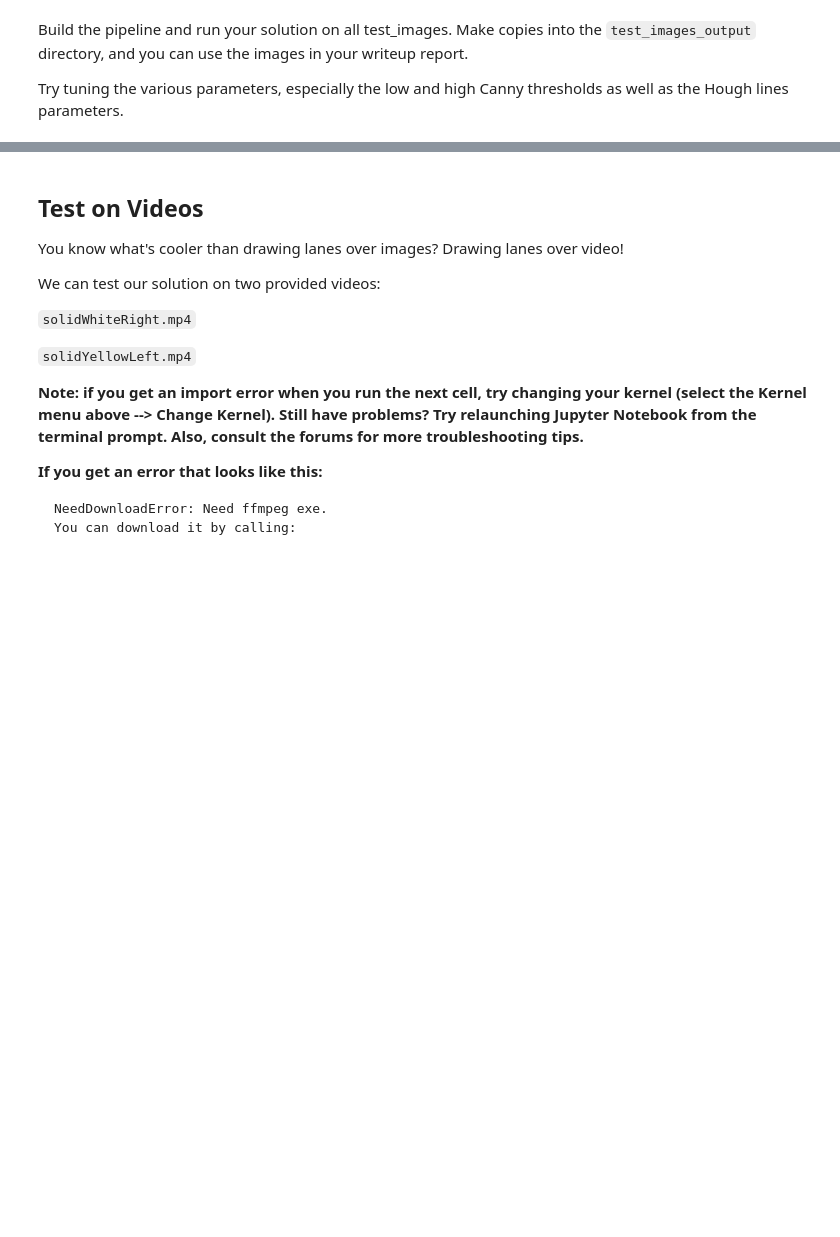
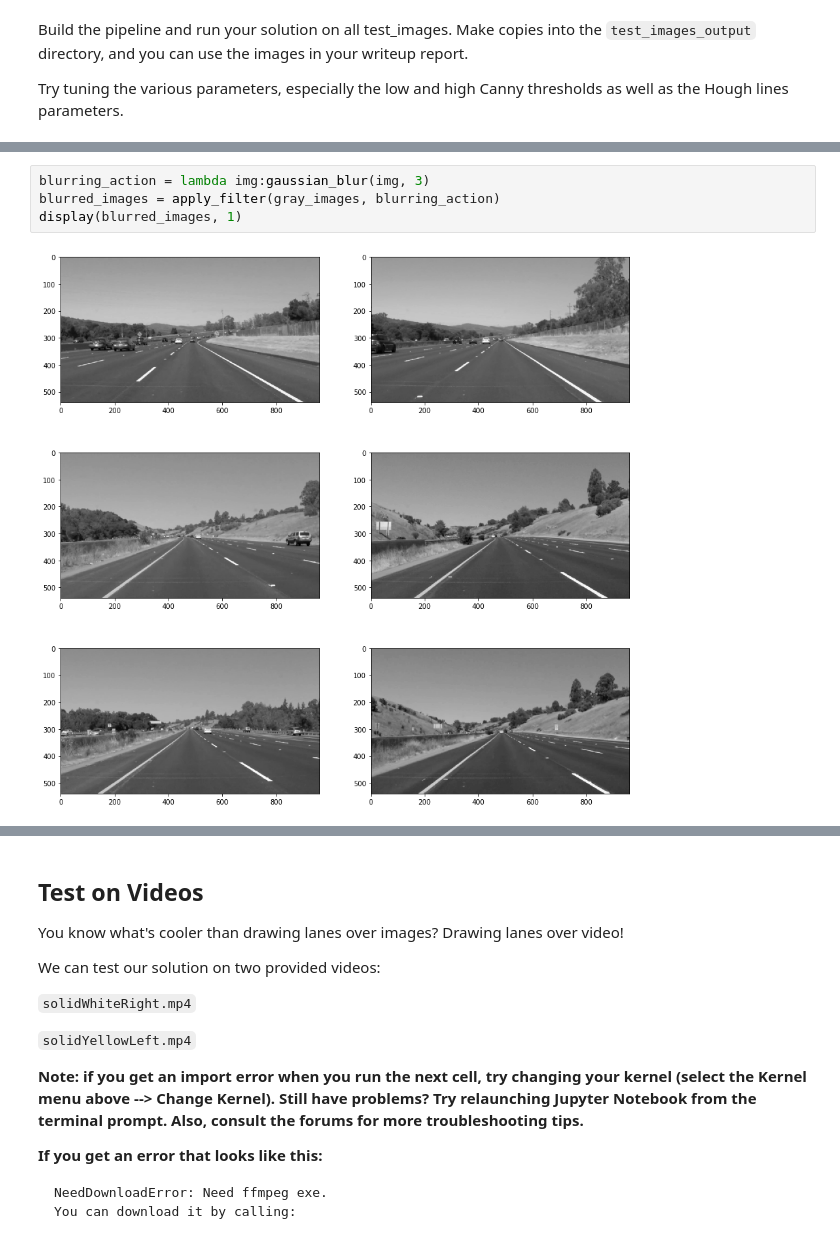
Before and after one commit to mirunavlc/CarND-LaneLines-P1, a Jupyter notebook: P1.ipynb, the cells around one changed output, grey strips where cells are left out. Drawn from its saved outputs; the diff is of its cells as text; blank space fills up the shorter version.

```diff
--- a/P1.ipynb
+++ b/P1.ipynb
@@ -249 +276,7 @@ plt.imshow(blurred_image, cmap='gray')
+# %%
+blurring_action = lambda img:gaussian_blur(img, 3)
+blurred_images = apply_filter(gray_images, blurring_action)
+display(blurred_images, 1)
+# %% [output]
+[figure, added]
 # %%
```
Also changed, not shown: parts of 17 cells of this notebook.
